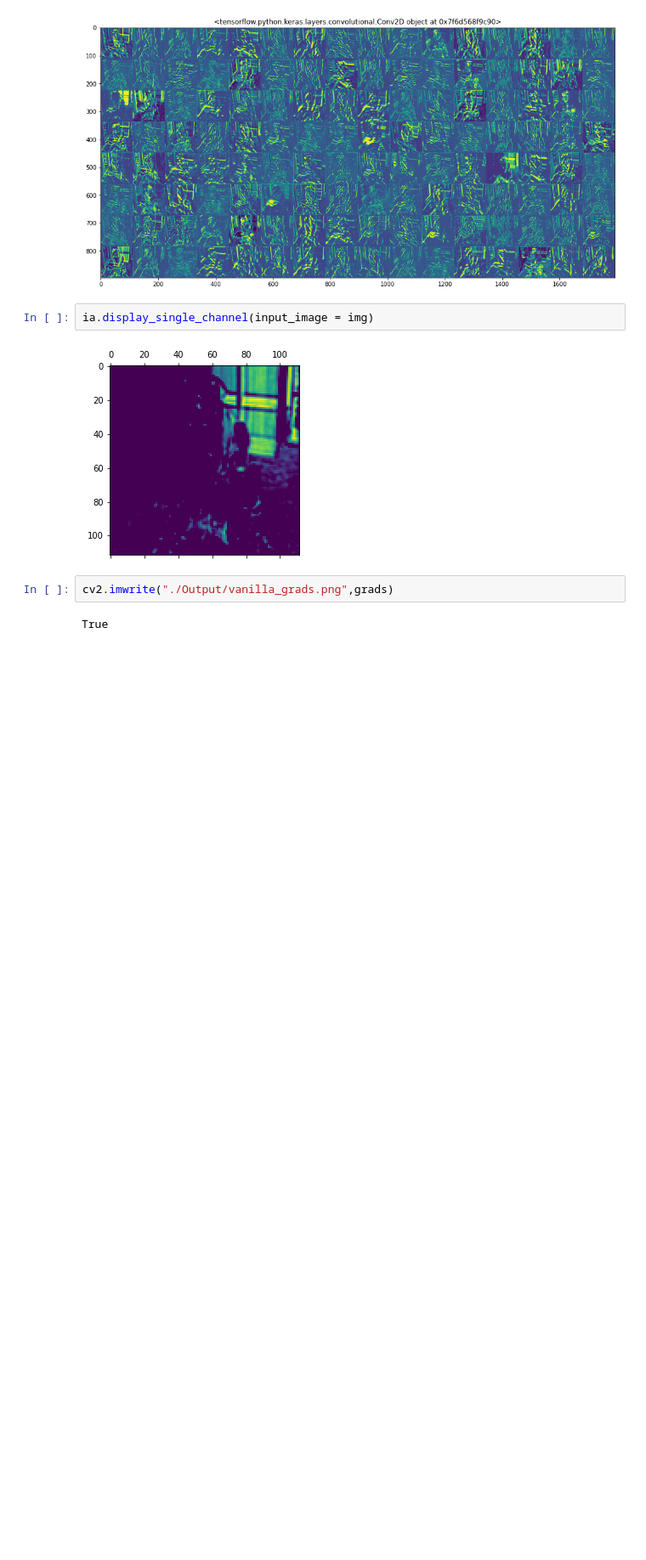
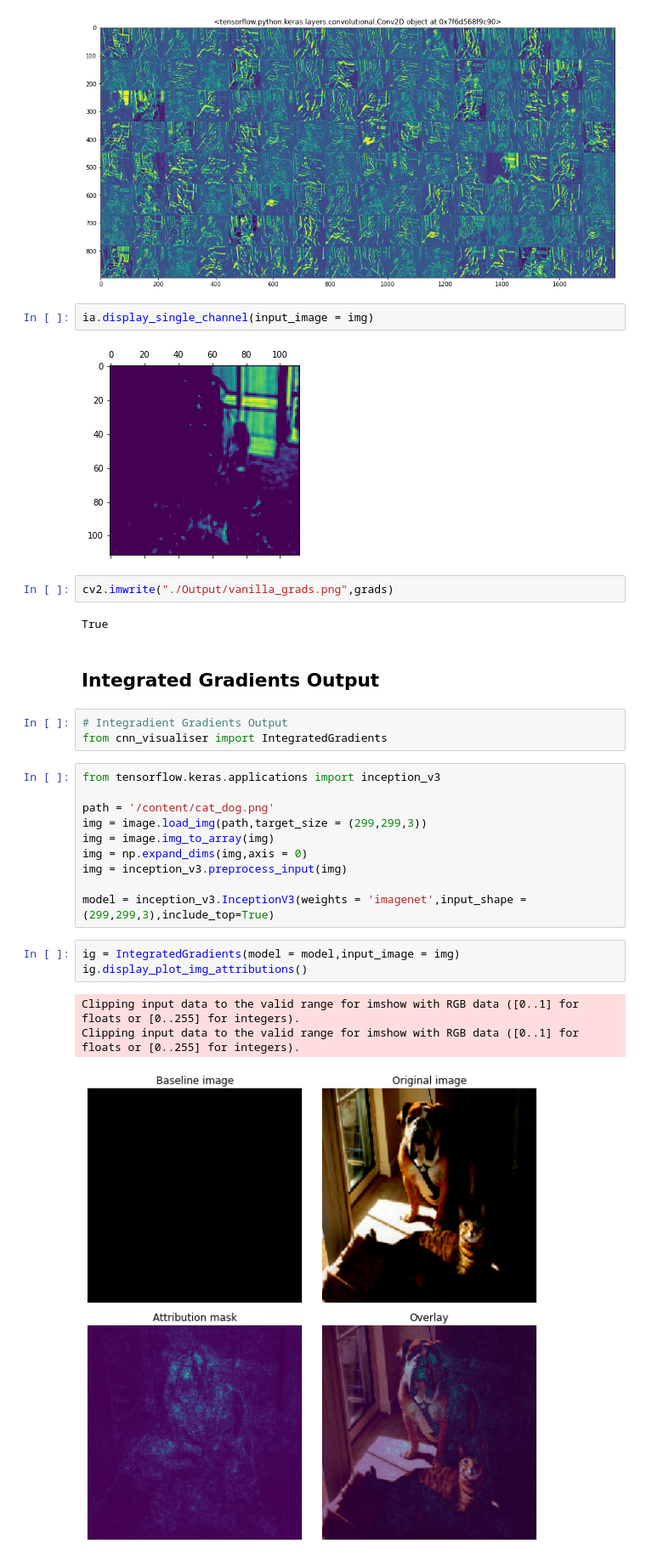
Before and after one commit to rshah240/conv_visualiser, a Jupyter notebook: tutorial.ipynb, the cells around one changed output. Shown at 85% size. Drawn from its saved outputs; the diff is of its cells as text; blank space fills up the shorter version.

Commit message:
Integrated Gradients Module Developed

```diff
--- a/tutorial.ipynb
+++ b/tutorial.ipynb
@@ -90,3 +94,25 @@ ia.display_single_channel(input_image = img)
 cv2.imwrite("./Output/vanilla_grads.png",grads)
 # %% [output]
 True
+# %% [markdown]
+## Integrated Gradients Output
+# %%
+# Integradient Gradients Output
+from cnn_visualiser import IntegratedGradients
+# %%
+from tensorflow.keras.applications import inception_v3
+
+path = '/content/cat_dog.png'
+img = image.load_img(path,target_size = (299,299,3))
+img = image.img_to_array(img)
+img = np.expand_dims(img,axis = 0)
+img = inception_v3.preprocess_input(img)
+
+model = inception_v3.InceptionV3(weights = 'imagenet',input_shape = (299,299,3),include_top=True)
+# %%
+ig = IntegratedGradients(model = model,input_image = img)
+ig.display_plot_img_attributions()
+# %% [output]
+Clipping input data to the valid range for imshow with RGB data ([0..1] for floats or [0..255] for integers).
+Clipping input data to the valid range for imshow with RGB data ([0..1] for floats or [0..255] for integers).
+[figure, added]
```
Also changed, not shown: parts of 1 cell of this notebook, 2 other files.
